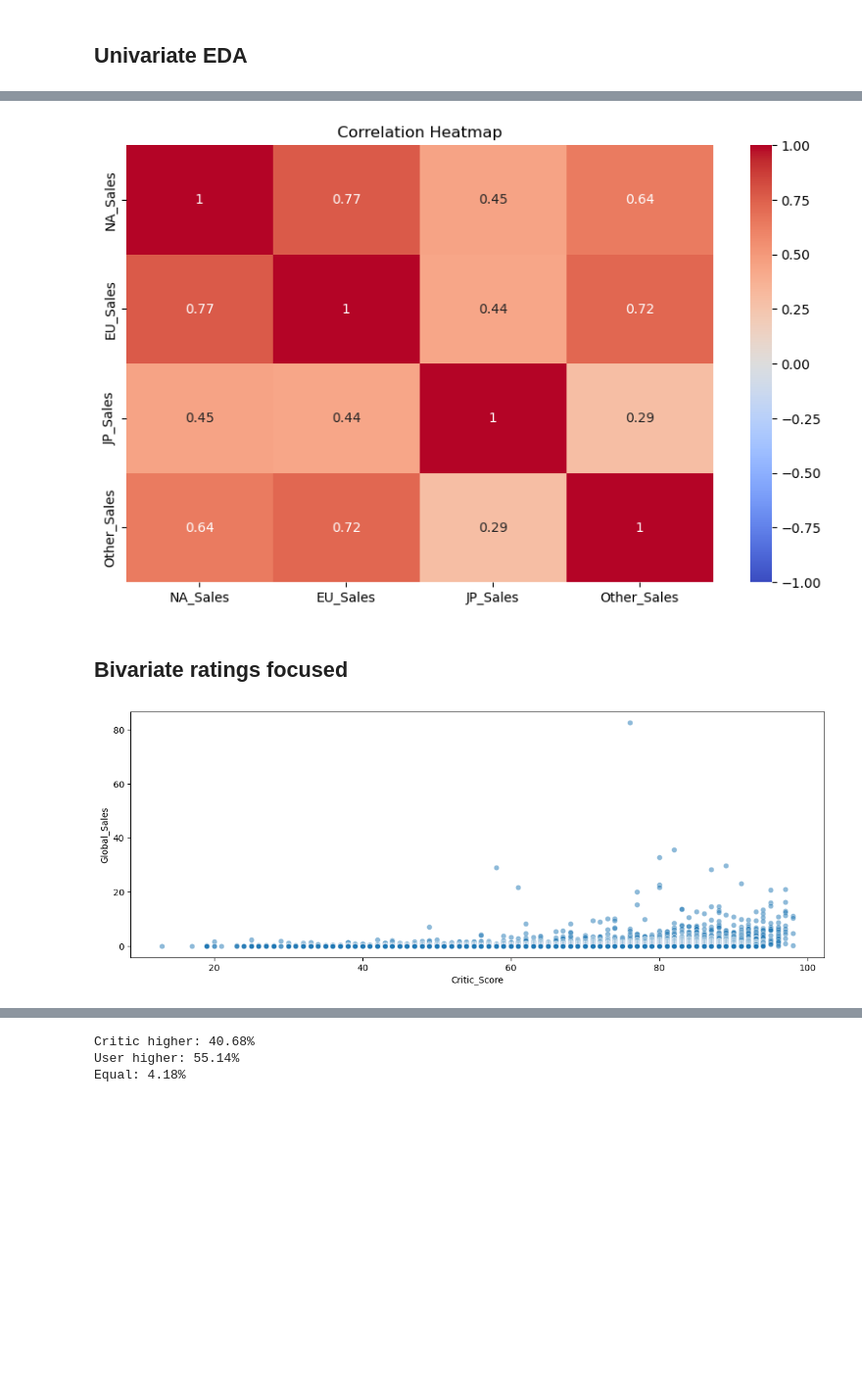
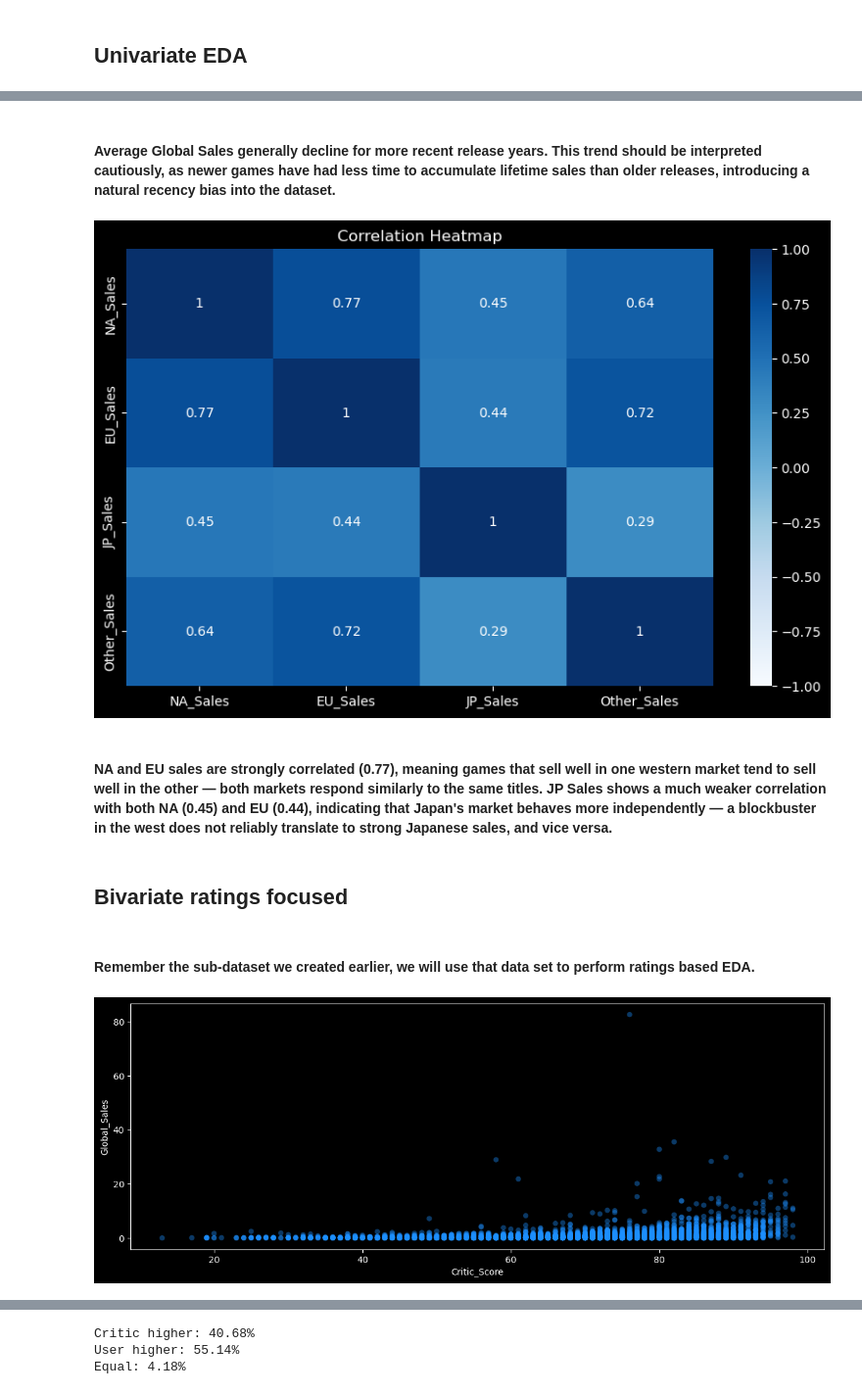
Before and after one commit to samisiraj/video-game-sales-eda, a Jupyter notebook: notebooks/eda.ipynb, the cells around one changed output, grey strips where cells are left out. Shown at 98% size. Cells and saved outputs as stored; diff of their text form; code cells hidden in the pictures; blank space fills up the shorter version.

```diff
--- a/notebooks/eda.ipynb
+++ b/notebooks/eda.ipynb
@@ -3,3 +9,7 @@ import numpy as np
 import pandas as pd
 from matplotlib import pyplot as plt
 import seaborn as sns
+
+#setting stlying for our plots.
+plt.style.use('dark_background')
+sns.set_palette('Blues')
@@ -243,16 +305,22 @@ ax = sns.lineplot(df, x='Year_of_Release', y='Global_Sales')
+# %% [markdown]
+#### Average Global Sales generally decline for more recent release years. This trend should be interpreted cautiously, as newer games have had less time to accumulate lifetime sales than older releases, introducing a natural recency bias into the dataset.
 # %%
 corr_matrix = df[['NA_Sales', 'EU_Sales', 'JP_Sales', 'Other_Sales']].corr()
 fig, ax = plt.subplots(figsize=(10,6))
-sns.heatmap(corr_matrix, annot=True, cmap='coolwarm', vmin=-1, vmax=1)
+sns.heatmap(corr_matrix, annot=True, cmap='Blues', vmin=-1, vmax=1)
 plt.title('Correlation Heatmap')
 plt.show()
 # %% [output]
-[figure, old version]
+[figure, new version]
+# %% [markdown]
+#### NA and EU sales are strongly correlated (0.77), meaning games that sell well in one western market tend to sell well in the other — both markets respond similarly to the same titles. JP Sales shows a much weaker correlation with both NA (0.45) and EU (0.44), indicating that Japan's market behaves more independently — a blockbuster in the west does not reliably translate to strong Japanese sales, and vice versa.
 # %% [markdown]
 ## Bivariate ratings focused
+# %% [markdown]
+#### Remember the sub-dataset we created earlier, we will use that data set to perform ratings based EDA.
 # %%
 fig, ax = plt.subplots(figsize=(14,5))
-sns.scatterplot(data=df_ratings, x='Critic_Score', y='Global_Sales', alpha=0.5)
+sns.scatterplot(data=df_ratings, x='Critic_Score', y='Global_Sales', color='dodgerblue', alpha=0.4, edgecolor='none')
 plt.show()
 # %% [output]
-[figure, old version]
+[figure, new version]
```
Also changed, not shown: parts of 53 cells of this notebook.
